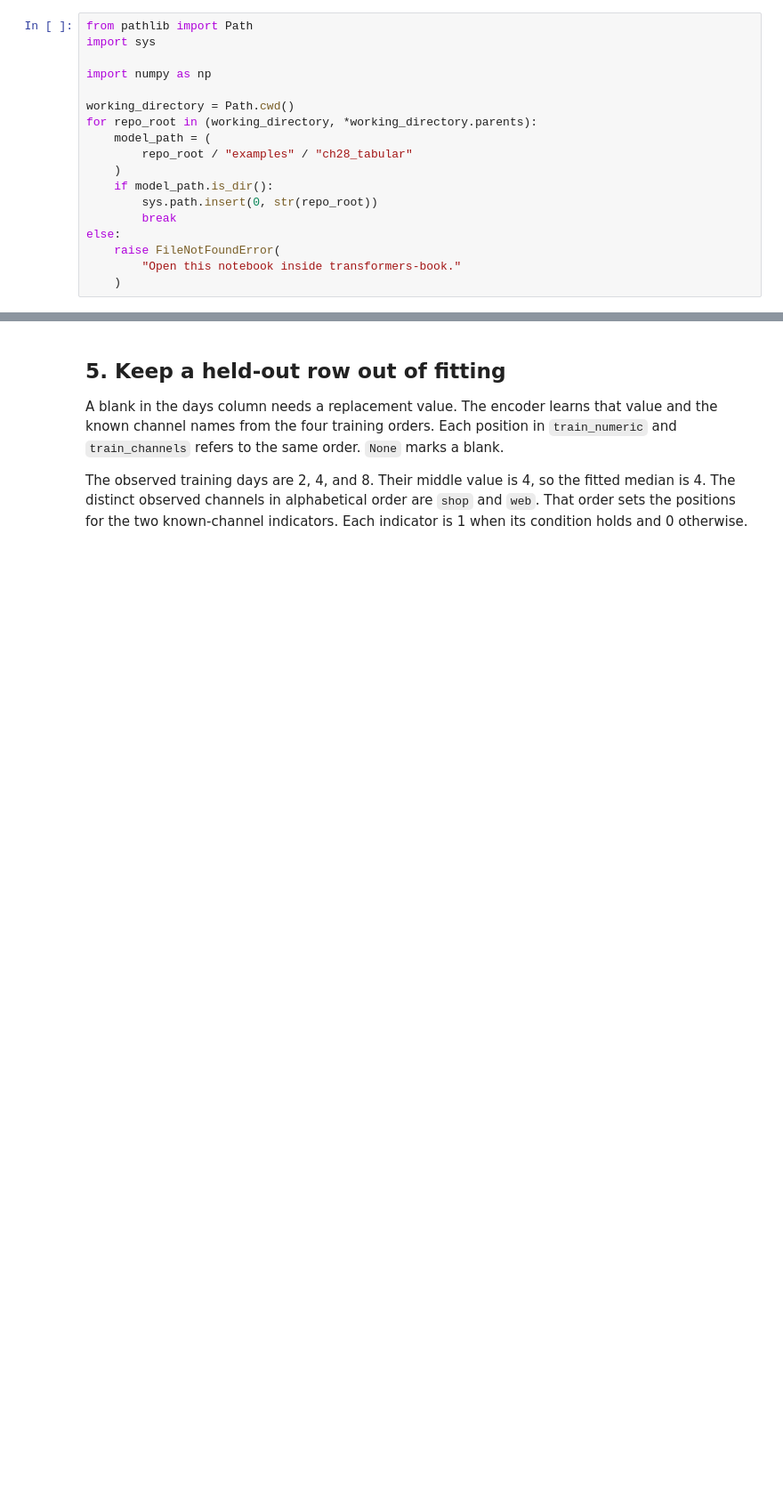
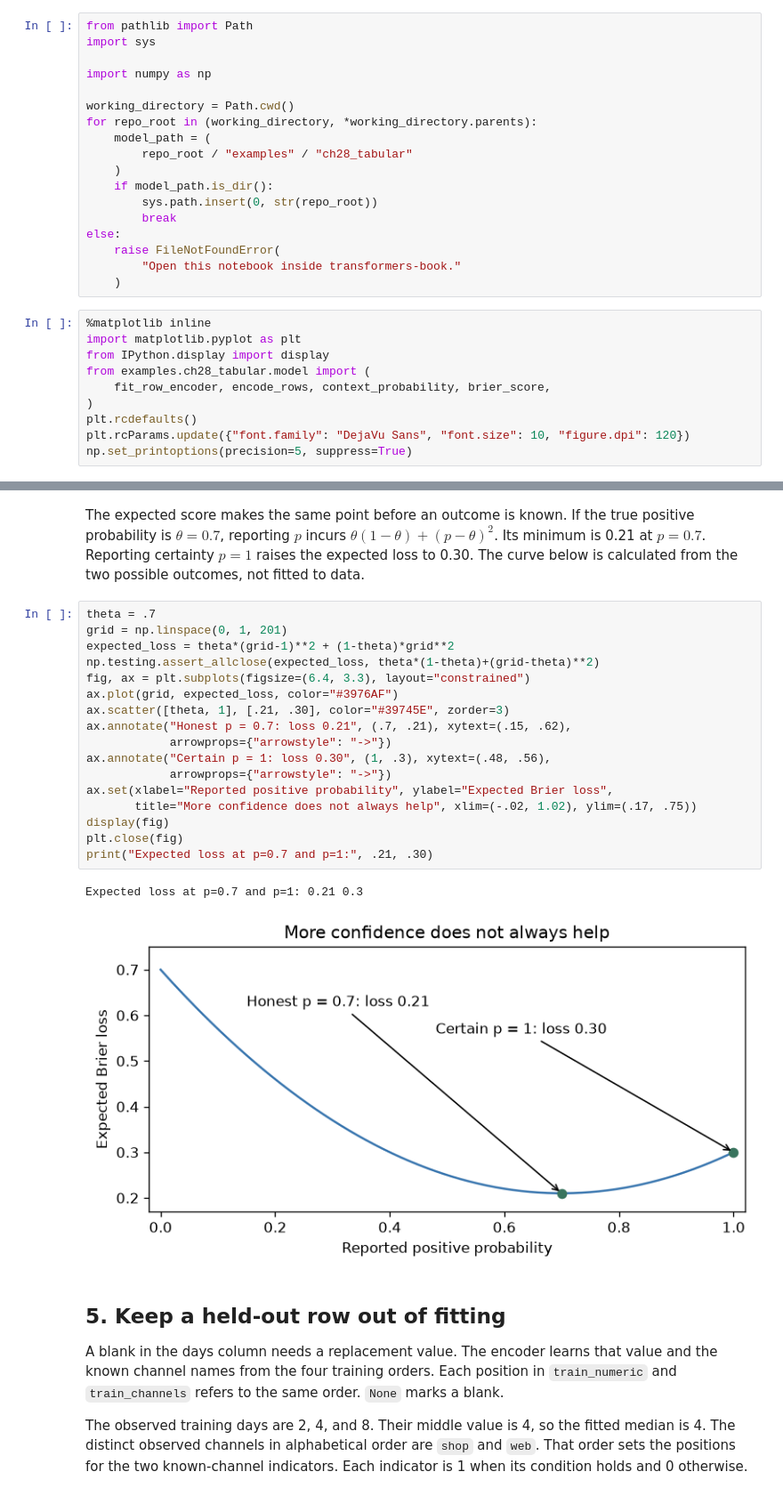
Before and after one commit to jrterven/transformers-book, a Jupyter notebook: solutions/ch28_tabular/python-solutions.ipynb, the cells around one changed output, grey strips where cells are left out. Shown at 89% size. Saved outputs shown, nothing was run; the diff lists cells and outputs as text; blank space fills up the shorter version.

```diff
--- a/solutions/ch28_tabular/python-solutions.ipynb
+++ b/solutions/ch28_tabular/python-solutions.ipynb
@@ -29,3 +32,13 @@ else:
     raise FileNotFoundError(
         "Open this notebook inside transformers-book."
     )
+# %%
+%matplotlib inline
+import matplotlib.pyplot as plt
+from IPython.display import display
+from examples.ch28_tabular.model import (
+    fit_row_encoder, encode_rows, context_probability, brier_score,
+)
+plt.rcdefaults()
+plt.rcParams.update({"font.family": "DejaVu Sans", "font.size": 10, "figure.dpi": 120})
+np.set_printoptions(precision=5, suppress=True)
@@ -32,3 +161,29 @@ else:
+# %% [markdown]
+The expected score makes the same point before an outcome is known.
+If the true positive probability is $\theta=0.7$, reporting $p$ incurs
+$\theta(1-\theta)+(p-\theta)^2$. Its minimum is 0.21 at $p=0.7$.
+Reporting certainty $p=1$ raises the expected loss to 0.30.
+The curve below is calculated from the two possible outcomes, not fitted to data.
+# %%
+theta = .7
+grid = np.linspace(0, 1, 201)
+expected_loss = theta*(grid-1)**2 + (1-theta)*grid**2
+np.testing.assert_allclose(expected_loss, theta*(1-theta)+(grid-theta)**2)
+fig, ax = plt.subplots(figsize=(6.4, 3.3), layout="constrained")
+ax.plot(grid, expected_loss, color="#3976AF")
+ax.scatter([theta, 1], [.21, .30], color="#39745E", zorder=3)
+ax.annotate("Honest p = 0.7: loss 0.21", (.7, .21), xytext=(.15, .62),
+            arrowprops={"arrowstyle": "->"})
+ax.annotate("Certain p = 1: loss 0.30", (1, .3), xytext=(.48, .56),
+            arrowprops={"arrowstyle": "->"})
+ax.set(xlabel="Reported positive probability", ylabel="Expected Brier loss",
+       title="More confidence does not always help", xlim=(-.02, 1.02), ylim=(.17, .75))
+display(fig)
+plt.close(fig)
+print("Expected loss at p=0.7 and p=1:", .21, .30)
+# %% [output]
+Expected loss at p=0.7 and p=1: 0.21 0.3
+[figure, added]
 # %% [markdown]
 ## 5. Keep a held-out row out of fitting
 
```
Also changed, not shown: parts of 23 cells of this notebook, 9 other files.
